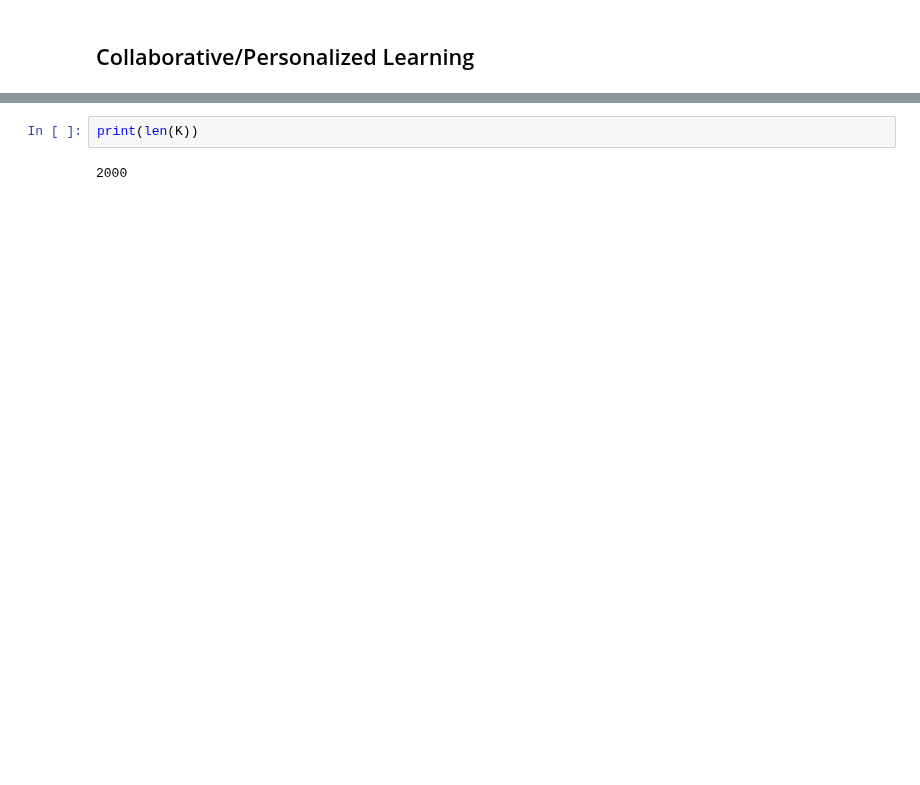
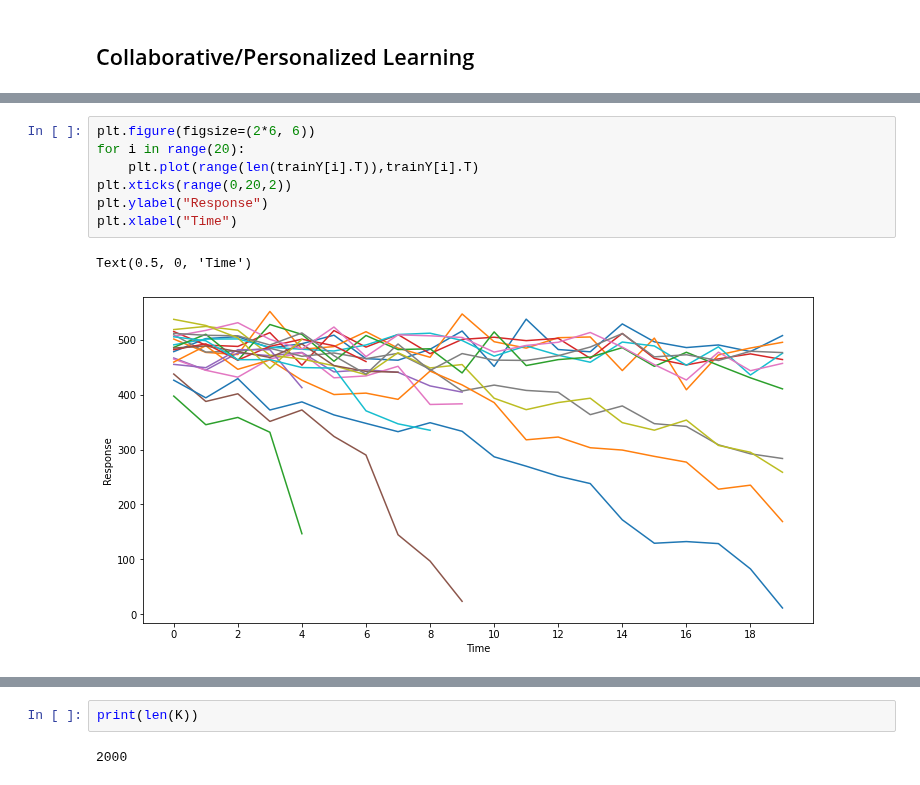
Before and after one commit to cjfelixx/machine-learning-graduate-research, a Jupyter notebook: PersonalizedLearning/personalizedLearning.ipynb, the cells around one changed output, grey strips where cells are left out. Drawn from its saved outputs; the diff is of its cells as text; blank space fills up the shorter version.

```diff
--- a/PersonalizedLearning/personalizedLearning.ipynb
+++ b/PersonalizedLearning/personalizedLearning.ipynb
@@ -27,0 +45,10 @@ import cvxpy as cp
+# %%
+plt.figure(figsize=(2*6, 6))
+for i in range(20):
+    plt.plot(range(len(trainY[i].T)),trainY[i].T)
+plt.xticks(range(0,20,2))
+plt.ylabel("Response")
+plt.xlabel("Time")
+# %% [output]
+Text(0.5, 0, 'Time')
+[figure, added]
```
Also changed, not shown: parts of 8 cells of this notebook, 2 other files.
